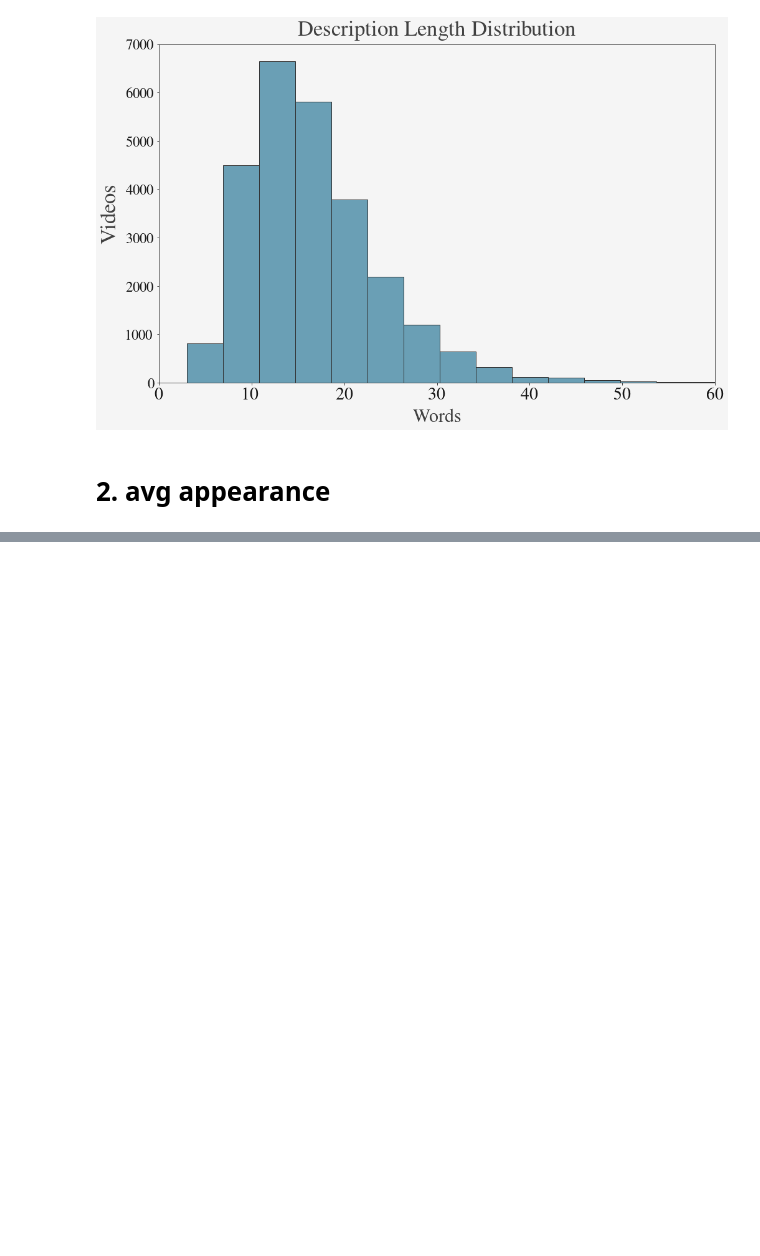
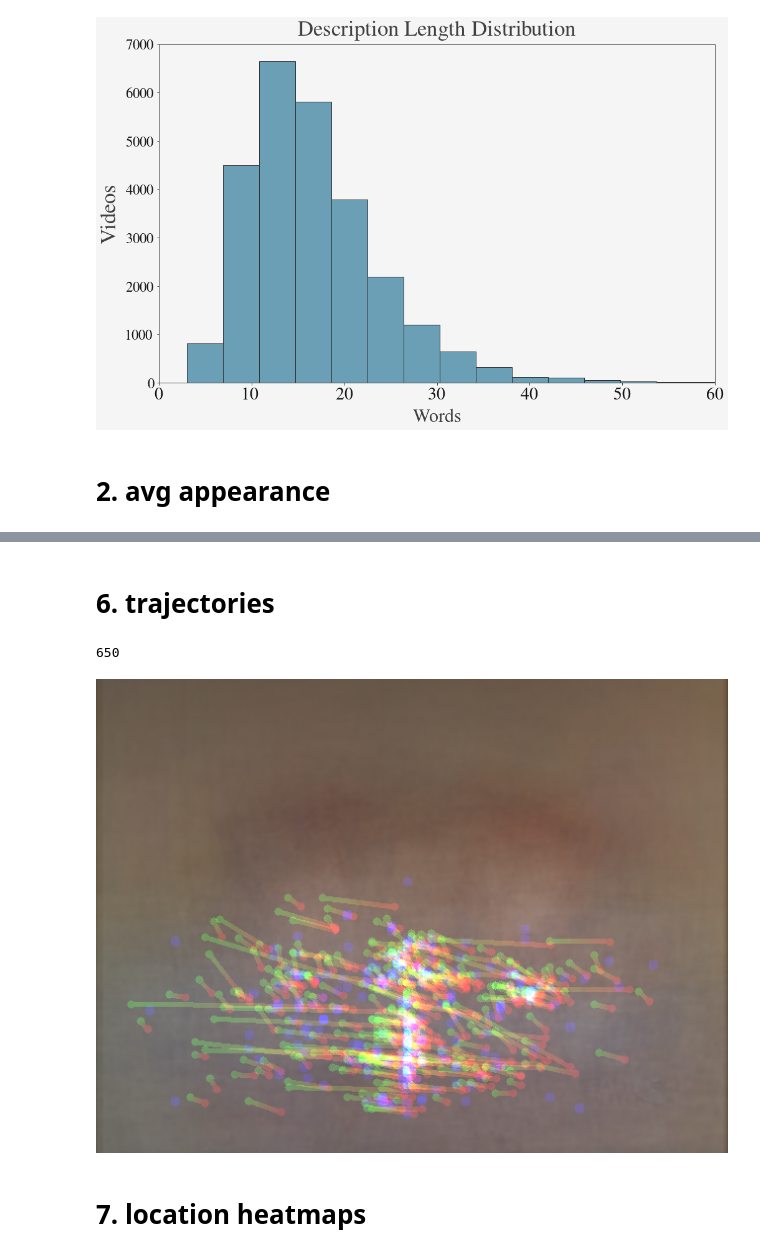
Before and after one commit to drschwenk/analyze_ds, a Jupyter notebook: analysis.ipynb, the cells around one changed output, grey strips where cells are left out. Saved outputs shown, nothing was run; the diff lists cells and outputs as text; code cells hidden in the pictures; blank space fills up the shorter version.

Commit message:
debugging reorganized heatmap code

```diff
--- a/analysis.ipynb
+++ b/analysis.ipynb
@@ -267,0 +359,25 @@ pil.fromarray(test_draw)
+# %% [markdown]
+# 6. trajectories
+# %%
+object_of_interest = 'couch'
+# %%
+filters_to_apply = [functools.partial(filter_description, contains=[object_of_interest])]
+# filters_to_apply = [functools.partial(filter_chars, n_chars=1, chars_required=['wilma']), functools.partial(filter_description, contains=['walk'])]
+vid_list = [vid for vid in dataset if vid_filter(vid, filters_to_apply)]
+len(vid_list)
+# %% [output]
+650
+# %%
+avg_image = avg_video_appearance(vid_list)
+# %%
+%%capture
+test_draw = draw_trajectory_set(vid_list, object_of_interest, ent_type='objects', avg_img=avg_image, mag=0.5)
+# test_draw = draw_trajectory_set(vid_list, 'hat', ent_type='objects', avg_img=avg_image, mag=0.5)
+# test_draw = draw_trajectory_set(vid_list, 'wilma', ent_type='characters', avg_img=avg_image, mag=0.5)
+# %%
+drawn_img = pil.fromarray(test_draw)
+drawn_img
+# %% [output]
+[figure, added]
+# %% [markdown]
+# 7. location heatmaps
```
Also changed, not shown: parts of 66 cells of this notebook.
